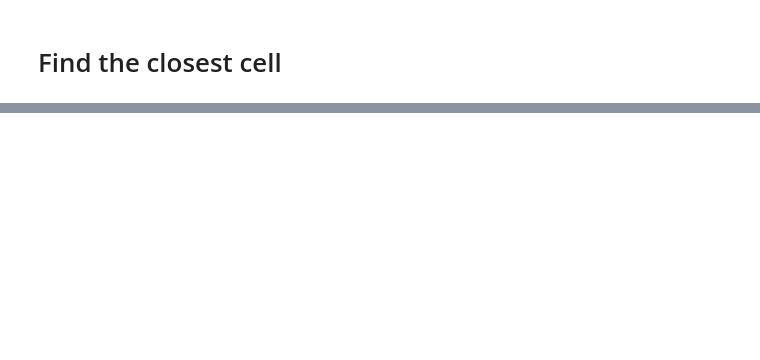
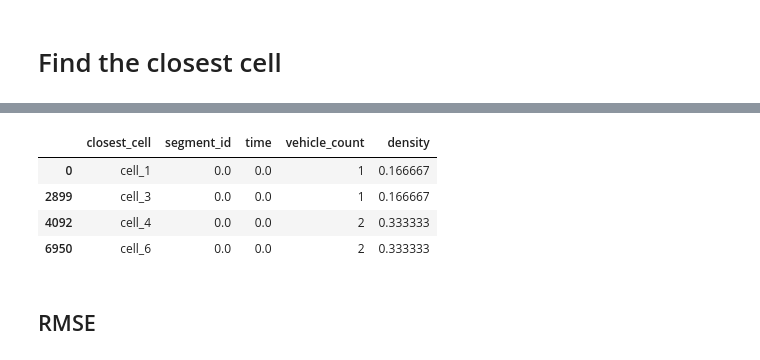
Before and after one commit to AmirHKiani98/eager_project, a Jupyter notebook: ctm_model.ipynb, the cells around one changed output, grey strips where cells are left out. Drawn from its saved outputs; the diff is of its cells as text; code cells hidden in the pictures; blank space fills up the shorter version.

```diff
--- a/ctm_model.ipynb
+++ b/ctm_model.ipynb
@@ -366,0 +372,10 @@ Time 9.96: {0: [0.0, 0.0, 0.0, 0.0, 0.0, 0.0], 1: [0.0, 0.0, 0.0, 0.0, 0.0, 0.0]
+# %%
+vehicle_count[(vehicle_count["segment_id"] == 0) & (vehicle_count["time"] == 0)]
+# %% [output]
+|  | closest_cell | segment_id | time | vehicle_count | density |
+| 0 | cell_1 | 0.0 | 0.0 | 1 | 0.166667 |
+| 2899 | cell_3 | 0.0 | 0.0 | 1 | 0.166667 |
+| 4092 | cell_4 | 0.0 | 0.0 | 2 | 0.333333 |
+| 6950 | cell_6 | 0.0 | 0.0 | 2 | 0.333333 |
+# %% [markdown]
+## RMSE
```
Also changed, not shown: parts of 8 cells of this notebook, 3 other files.
